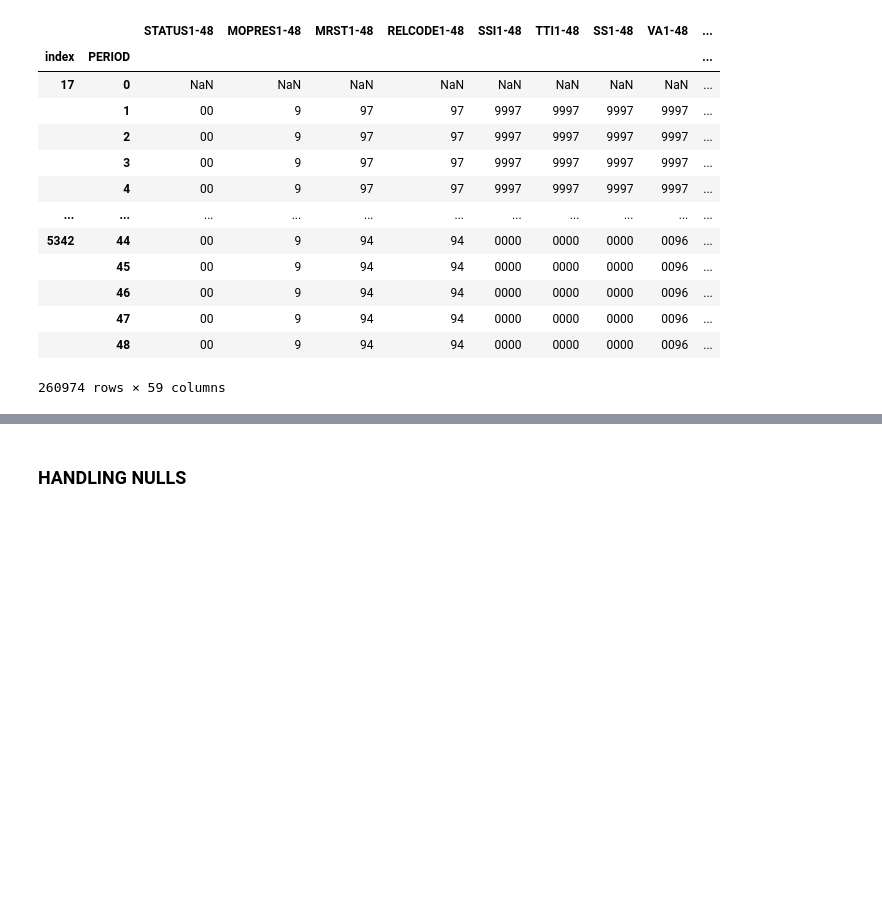
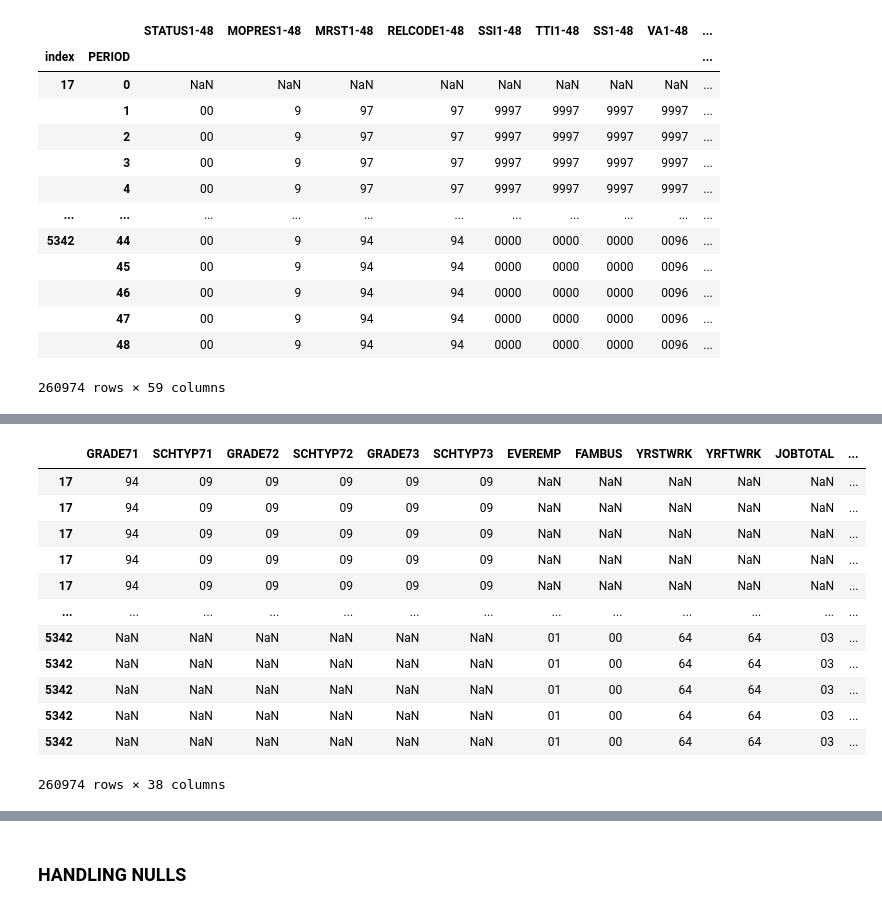
Before and after one commit to luke-swans0n/NIT, a Jupyter notebook: notebooks/NIT_CAPSTONE.ipynb, the cells around one changed output, grey strips where cells are left out. Cells and saved outputs as stored; diff of their text form; code cells hidden in the pictures; blank space fills up the shorter version.

```diff
--- a/notebooks/NIT_CAPSTONE.ipynb
+++ b/notebooks/NIT_CAPSTONE.ipynb
@@ -208,0 +225,16 @@ final_frame
+# %%
+complete_df.loc[:,complete_df.isnull().sum() > 1]
+# %% [output]
+|  | GRADE71 | SCHTYP71 | GRADE72 | SCHTYP72 | GRADE73 | SCHTYP73 | EVEREMP | FAMBUS | YRSTWRK | YRFTWRK | JOBTOTAL | ... |
+| 17 | 94 | 09 | 09 | 09 | 09 | 09 | NaN | NaN | NaN | NaN | NaN | ... |
+| 17 | 94 | 09 | 09 | 09 | 09 | 09 | NaN | NaN | NaN | NaN | NaN | ... |
+| 17 | 94 | 09 | 09 | 09 | 09 | 09 | NaN | NaN | NaN | NaN | NaN | ... |
+| 17 | 94 | 09 | 09 | 09 | 09 | 09 | NaN | NaN | NaN | NaN | NaN | ... |
+| 17 | 94 | 09 | 09 | 09 | 09 | 09 | NaN | NaN | NaN | NaN | NaN | ... |
+| ... | ... | ... | ... | ... | ... | ... | ... | ... | ... | ... | ... | ... |
+| 5342 | NaN | NaN | NaN | NaN | NaN | NaN | 01 | 00 | 64 | 64 | 03 | ... |
+| 5342 | NaN | NaN | NaN | NaN | NaN | NaN | 01 | 00 | 64 | 64 | 03 | ... |
+| 5342 | NaN | NaN | NaN | NaN | NaN | NaN | 01 | 00 | 64 | 64 | 03 | ... |
+| 5342 | NaN | NaN | NaN | NaN | NaN | NaN | 01 | 00 | 64 | 64 | 03 | ... |
+| 5342 | NaN | NaN | NaN | NaN | NaN | NaN | 01 | 00 | 64 | 64 | 03 | ... |
+260974 rows × 38 columns
```
Also changed, not shown: parts of 22 cells of this notebook, 3 other files.
